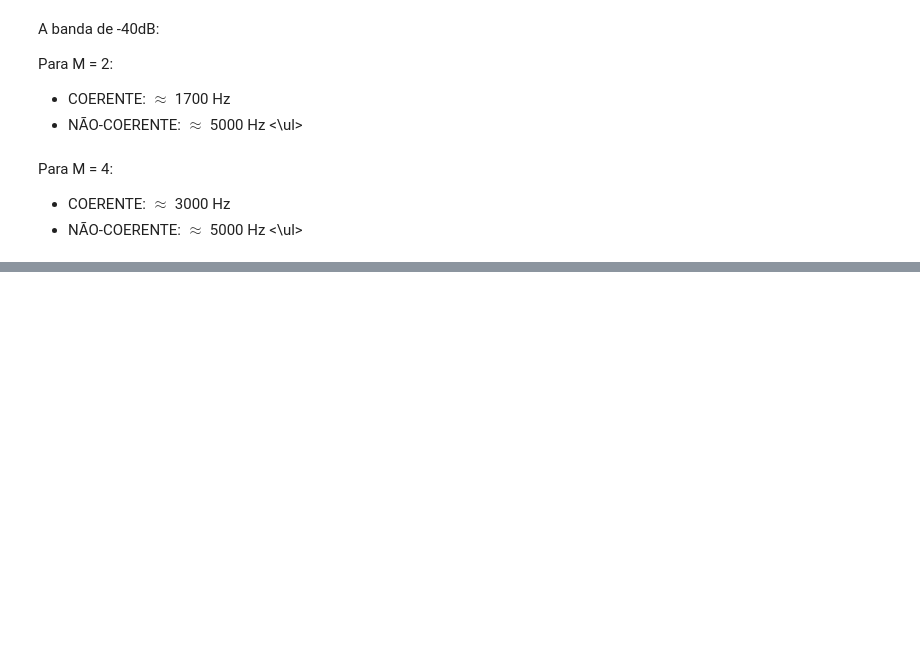
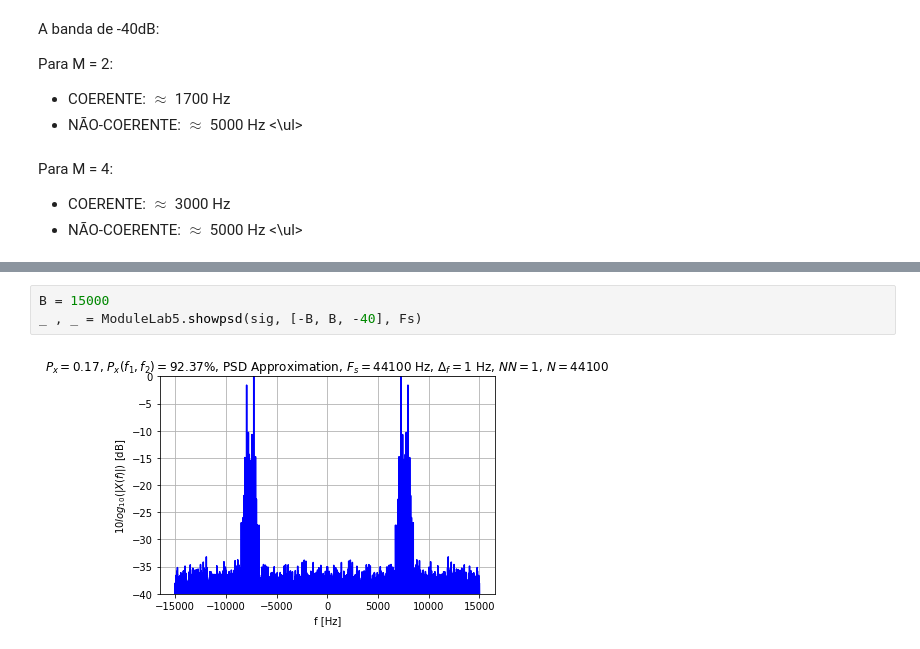
Before and after one commit to rafaelmcam/PeterMathysCommunicationsLab, a Jupyter notebook: Lab8/Lab8.ipynb, the cells around one changed output, grey strips where cells are left out. Saved outputs shown, nothing was run; the diff lists cells and outputs as text; blank space fills up the shorter version.

```diff
--- a/Lab8/Lab8.ipynb
+++ b/Lab8/Lab8.ipynb
@@ -800,0 +813,5 @@ Para M = 4:
+# %%
+B = 15000
+_ , _ = ModuleLab5.showpsd(sig, [-B, B, -40], Fs)
+# %% [output]
+[figure, added]
```
Also changed, not shown: parts of 45 cells of this notebook.
